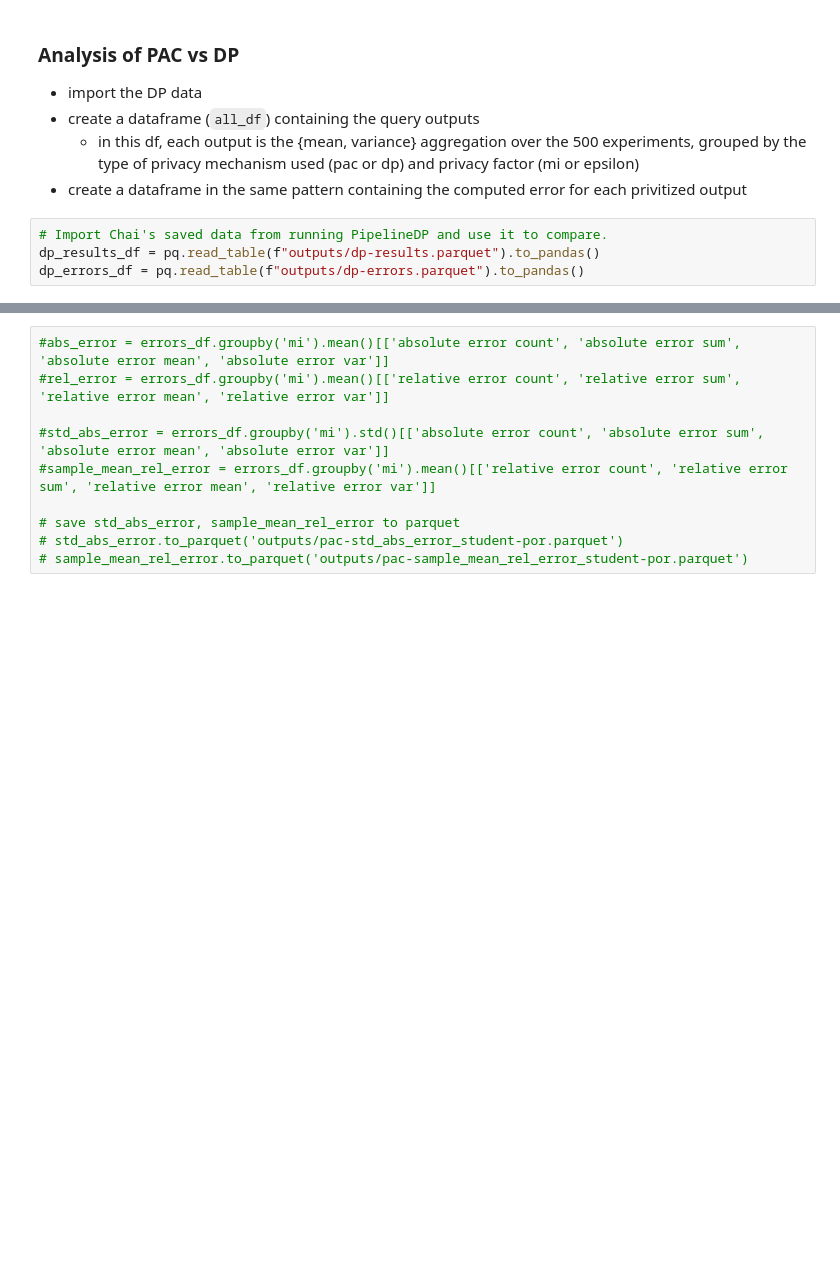
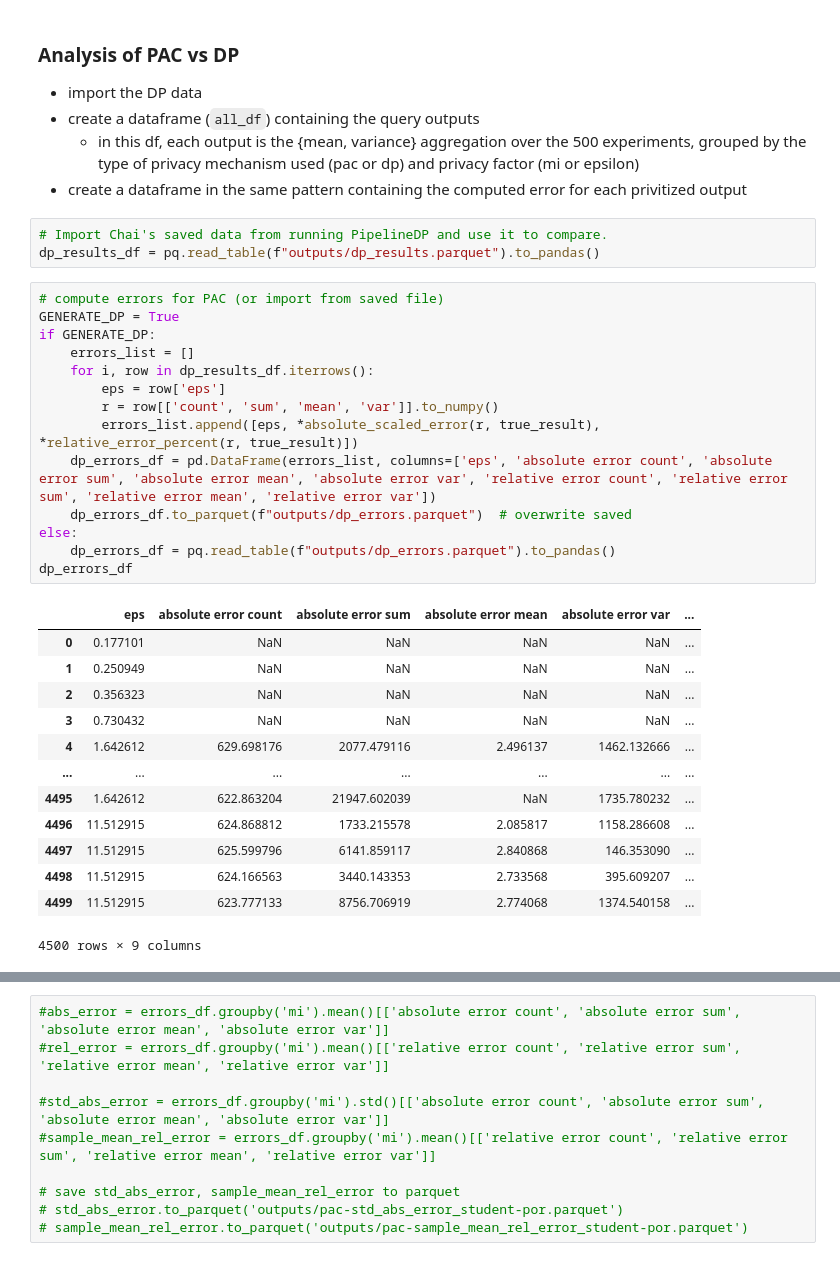
Before and after one commit to michaelnoguera/pacdb, a Jupyter notebook: pac-student_performance-sparkless.ipynb, the cells around one changed output, grey strips where cells are left out. Drawn from its saved outputs; the diff is of its cells as text; blank space fills up the shorter version.

```diff
--- a/pac-student_performance-sparkless.ipynb
+++ b/pac-student_performance-sparkless.ipynb
@@ -241,8 +241,35 @@ pac_errors_df
 - create a dataframe in the same pattern containing the computed error for each privitized output
 # %%
 # Import Chai's saved data from running PipelineDP and use it to compare.
-dp_results_df = pq.read_table(f"outputs/dp-results.parquet").to_pandas()
-dp_errors_df = pq.read_table(f"outputs/dp-errors.parquet").to_pandas()
+dp_results_df = pq.read_table(f"outputs/dp_results.parquet").to_pandas()
+# %%
+# compute errors for PAC (or import from saved file)
+GENERATE_DP = True
+if GENERATE_DP:
+    errors_list = []
+    for i, row in dp_results_df.iterrows():
+        eps = row['eps']
+        r = row[['count', 'sum', 'mean', 'var']].to_numpy()
+        errors_list.append([eps, *absolute_scaled_error(r, true_result), *relative_error_percent(r, true_result)])
+    dp_errors_df = pd.DataFrame(errors_list, columns=['eps', 'absolute error count', 'absolute error sum', 'absolute error mean', 'absolute error var', 'relative error count', 'relative error sum', 'relative error mean', 'relative error var'])
+    dp_errors_df.to_parquet(f"outputs/dp_errors.parquet")  # overwrite saved
+else:
+    dp_errors_df = pq.read_table(f"outputs/dp_errors.parquet").to_pandas()
+dp_errors_df
+# %% [output]
+|  | eps | absolute error count | absolute error sum | absolute error mean | absolute error var | ... |
+| 0 | 0.177101 | NaN | NaN | NaN | NaN | ... |
+| 1 | 0.250949 | NaN | NaN | NaN | NaN | ... |
+| 2 | 0.356323 | NaN | NaN | NaN | NaN | ... |
+| 3 | 0.730432 | NaN | NaN | NaN | NaN | ... |
+| 4 | 1.642612 | 629.698176 | 2077.479116 | 2.496137 | 1462.132666 | ... |
+| ... | ... | ... | ... | ... | ... | ... |
+| 4495 | 1.642612 | 622.863204 | 21947.602039 | NaN | 1735.780232 | ... |
+| 4496 | 11.512915 | 624.868812 | 1733.215578 | 2.085817 | 1158.286608 | ... |
+| 4497 | 11.512915 | 625.599796 | 6141.859117 | 2.840868 | 146.353090 | ... |
+| 4498 | 11.512915 | 624.166563 | 3440.143353 | 2.733568 | 395.609207 | ... |
+| 4499 | 11.512915 | 623.777133 | 8756.706919 | 2.774068 | 1374.540158 | ... |
+4500 rows × 9 columns
 # %%
 ### Make one merged DF to compare results
 all_df = pd.concat([  # we will call mi and epsilon the "factor" so that the schemas match
```
Also changed, not shown: parts of 5 cells of this notebook, 25 other files.
